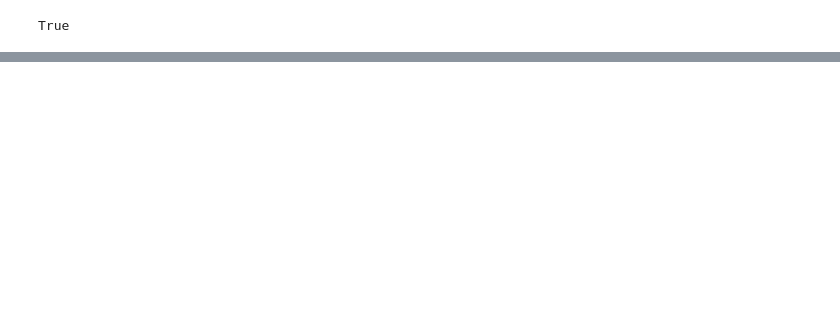
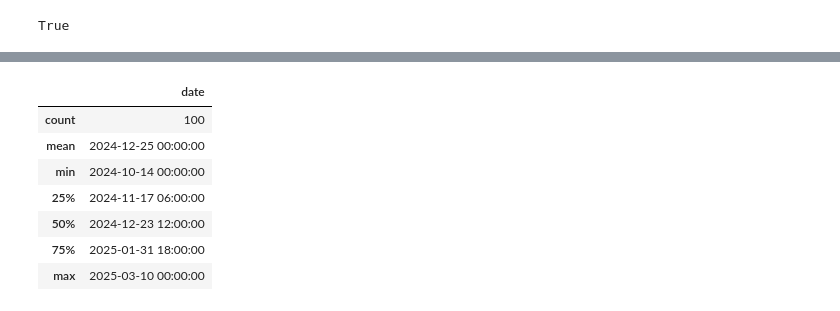
Before and after one commit to bytesbyt/ds_stock_market, a Jupyter notebook: stock_market.ipynb, the cells around one changed output, grey strips where cells are left out. Cells and saved outputs as stored; diff of their text form; code cells hidden in the pictures; blank space fills up the shorter version.

```diff
--- a/stock_market.ipynb
+++ b/stock_market.ipynb
@@ -81,0 +149,11 @@ df
+# %%
+df.describe()
+# %% [output]
+|  | date |
+| count | 100 |
+| mean | 2024-12-25 00:00:00 |
+| min | 2024-10-14 00:00:00 |
+| 25% | 2024-11-17 06:00:00 |
+| 50% | 2024-12-23 12:00:00 |
+| 75% | 2025-01-31 18:00:00 |
+| max | 2025-03-10 00:00:00 |
```
Also changed, not shown: parts of 9 cells of this notebook.
